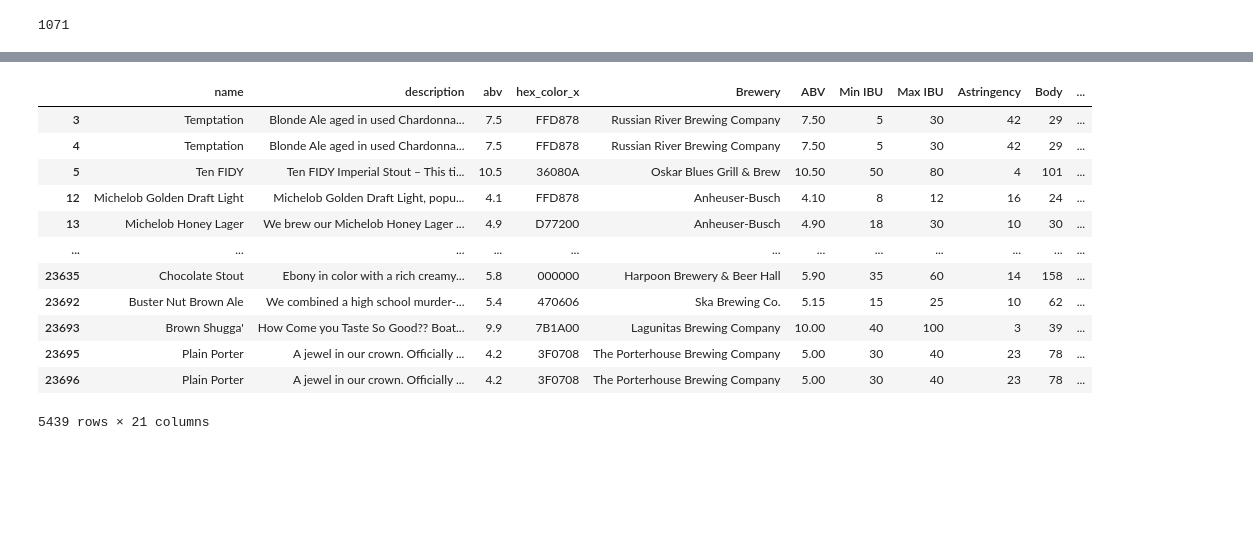
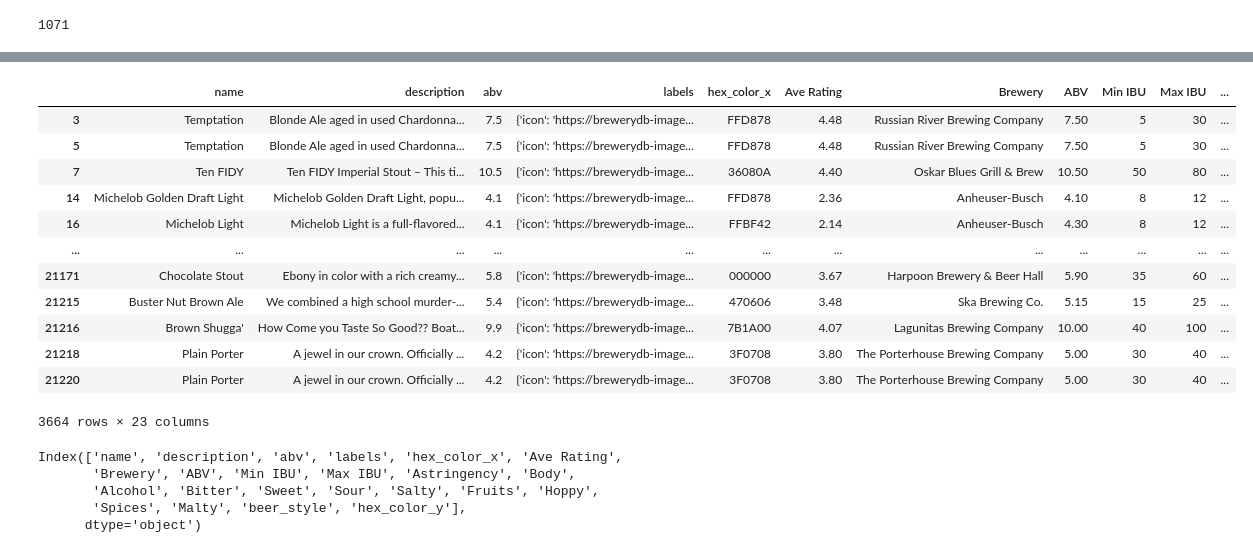
Before and after one commit to Yvysanna/beerIO, a Jupyter notebook: data.ipynb, the cells around one changed output, grey strips where cells are left out. Saved outputs shown, nothing was run; the diff lists cells and outputs as text; code cells hidden in the pictures; blank space fills up the shorter version.

```diff
--- a/data.ipynb
+++ b/data.ipynb
@@ -25,5 +40,5 @@ len(old_df), len(data)
 # %%
-full = old_df.merge(data, how='inner', on=['abv', 'ABV', 'Min IBU', 'Max IBU', 'Astringency', 'Body',
+full = old_df.merge(data, how='inner', on=['abv', 'Min IBU', 'Max IBU', 'Astringency', 'Body',
        'Alcohol', 'Bitter', 'Sweet', 'Sour', 'Salty', 'Fruits', 'Hoppy',
        'Spices', 'Malty', 'beer_style'])
 full = full.drop_duplicates()
@@ -46,17 +69,18 @@ full
 # %%
 #full[full.hex_color_x.notna() and full.hex_color_y.isna()]
-full[(full['hex_color_x'].notna()) & (full['hex_color_y'].notna())]
+
+full[(full['hex_color_x'].notna()) & (full['hex_color_y'].notna())].drop_duplicates()
 # %% [output]
-|  | name | description | abv | hex_color_x | Brewery | ABV | Min IBU | Max IBU | Astringency | Body | ... |
-| 3 | Temptation | Blonde Ale aged in used Chardonna... | 7.5 | FFD878 | Russian River Brewing Company | 7.50 | 5 | 30 | 42 | 29 | ... |
-| 4 | Temptation | Blonde Ale aged in used Chardonna... | 7.5 | FFD878 | Russian River Brewing Company | 7.50 | 5 | 30 | 42 | 29 | ... |
-| 5 | Ten FIDY | Ten FIDY Imperial Stout – This ti... | 10.5 | 36080A | Oskar Blues Grill & Brew | 10.50 | 50 | 80 | 4 | 101 | ... |
-| 12 | Michelob Golden Draft Light | Michelob Golden Draft Light, popu... | 4.1 | FFD878 | Anheuser-Busch | 4.10 | 8 | 12 | 16 | 24 | ... |
-| 13 | Michelob Honey Lager | We brew our Michelob Honey Lager ... | 4.9 | D77200 | Anheuser-Busch | 4.90 | 18 | 30 | 10 | 30 | ... |
+|  | name | description | abv | labels | hex_color_x | Ave Rating | Brewery | ABV | Min IBU | Max IBU | ... |
+| 3 | Temptation | Blonde Ale aged in used Chardonna... | 7.5 | {'icon': 'https://brewerydb-image... | FFD878 | 4.48 | Russian River Brewing Company | 7.50 | 5 | 30 | ... |
+| 5 | Temptation | Blonde Ale aged in used Chardonna... | 7.5 | {'icon': 'https://brewerydb-image... | FFD878 | 4.48 | Russian River Brewing Company | 7.50 | 5 | 30 | ... |
+| 7 | Ten FIDY | Ten FIDY Imperial Stout – This ti... | 10.5 | {'icon': 'https://brewerydb-image... | 36080A | 4.40 | Oskar Blues Grill & Brew | 10.50 | 50 | 80 | ... |
+| 14 | Michelob Golden Draft Light | Michelob Golden Draft Light, popu... | 4.1 | {'icon': 'https://brewerydb-image... | FFD878 | 2.36 | Anheuser-Busch | 4.10 | 8 | 12 | ... |
+| 16 | Michelob Light | Michelob Light is a full-flavored... | 4.1 | {'icon': 'https://brewerydb-image... | FFBF42 | 2.14 | Anheuser-Busch | 4.30 | 8 | 12 | ... |
 | ... | ... | ... | ... | ... | ... | ... | ... | ... | ... | ... | ... |
-| 23635 | Chocolate Stout | Ebony in color with a rich creamy... | 5.8 | 000000 | Harpoon Brewery & Beer Hall | 5.90 | 35 | 60 | 14 | 158 | ... |
-| 23692 | Buster Nut Brown Ale | We combined a high school murder-... | 5.4 | 470606 | Ska Brewing Co. | 5.15 | 15 | 25 | 10 | 62 | ... |
-| 23693 | Brown Shugga' | How Come you Taste So Good?? Boat... | 9.9 | 7B1A00 | Lagunitas Brewing Company | 10.00 | 40 | 100 | 3 | 39 | ... |
-| 23695 | Plain Porter | A jewel in our crown. Officially ... | 4.2 | 3F0708 | The Porterhouse Brewing Company | 5.00 | 30 | 40 | 23 | 78 | ... |
-| 23696 | Plain Porter | A jewel in our crown. Officially ... | 4.2 | 3F0708 | The Porterhouse Brewing Company | 5.00 | 30 | 40 | 23 | 78 | ... |
+| 21171 | Chocolate Stout | Ebony in color with a rich creamy... | 5.8 | {'icon': 'https://brewerydb-image... | 000000 | 3.67 | Harpoon Brewery & Beer Hall | 5.90 | 35 | 60 | ... |
+| 21215 | Buster Nut Brown Ale | We combined a high school murder-... | 5.4 | {'icon': 'https://brewerydb-image... | 470606 | 3.48 | Ska Brewing Co. | 5.15 | 15 | 25 | ... |
+| 21216 | Brown Shugga' | How Come you Taste So Good?? Boat... | 9.9 | {'icon': 'https://brewerydb-image... | 7B1A00 | 4.07 | Lagunitas Brewing Company | 10.00 | 40 | 100 | ... |
+| 21218 | Plain Porter | A jewel in our crown. Officially ... | 4.2 | {'icon': 'https://brewerydb-image... | 3F0708 | 3.80 | The Porterhouse Brewing Company | 5.00 | 30 | 40 | ... |
+| 21220 | Plain Porter | A jewel in our crown. Officially ... | 4.2 | {'icon': 'https://brewerydb-image... | 3F0708 | 3.80 | The Porterhouse Brewing Company | 5.00 | 30 | 40 | ... |
-5439 rows × 21 columns
+3664 rows × 23 columns
@@ -78,0 +87,8 @@ for old_hex, new_hex in zip(full.hex_color_x, full.hex_color_y):
+# %%
+full.keys()
+# %% [output]
+Index(['name', 'description', 'abv', 'labels', 'hex_color_x', 'Ave Rating',
+       'Brewery', 'ABV', 'Min IBU', 'Max IBU', 'Astringency', 'Body',
+       'Alcohol', 'Bitter', 'Sweet', 'Sour', 'Salty', 'Fruits', 'Hoppy',
+       'Spices', 'Malty', 'beer_style', 'hex_color_y'],
+      dtype='object')
```
Also changed, not shown: parts of 8 cells of this notebook, 3 other files.
